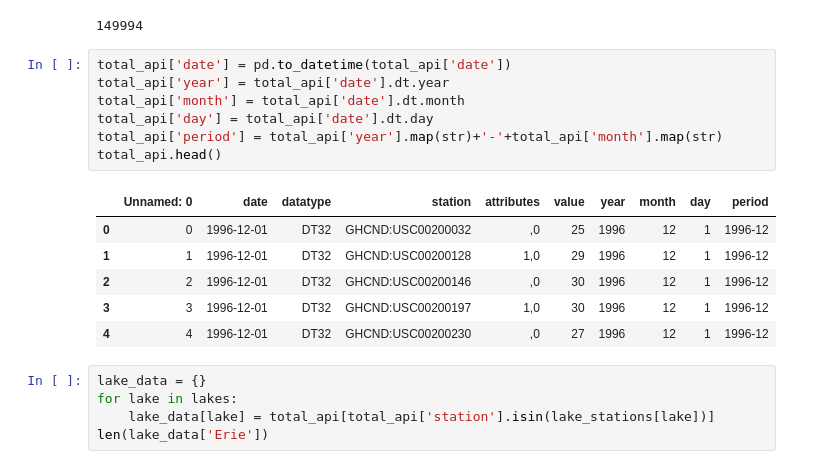
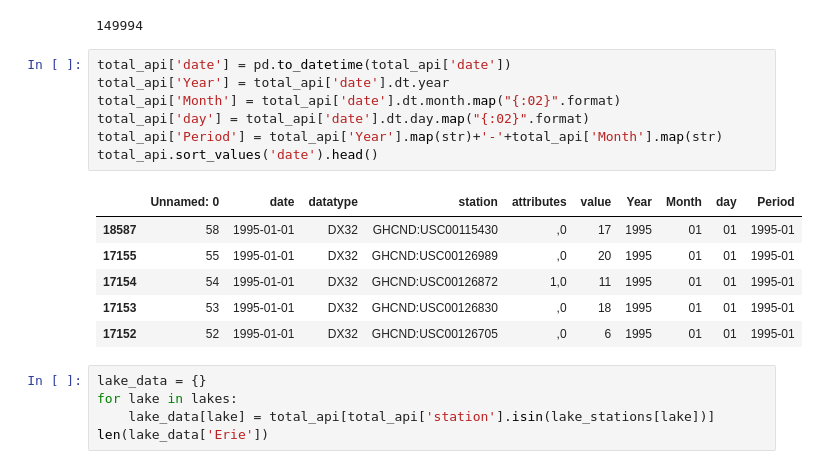
Before and after one commit to JansenKat/SMMBBGKJ-TTH-Prj1, a Jupyter notebook: notebooks/plot_api_var.ipynb, the cells around one changed output. Drawn from its saved outputs; the diff is of its cells as text.

```diff
--- a/notebooks/plot_api_var.ipynb
+++ b/notebooks/plot_api_var.ipynb
@@ -34,18 +34,18 @@ len(total_api)
 149994
 # %%
 total_api['date'] = pd.to_datetime(total_api['date'])
-total_api['year'] = total_api['date'].dt.year
-total_api['month'] = total_api['date'].dt.month
-total_api['day'] = total_api['date'].dt.day
-total_api['period'] = total_api['year'].map(str)+'-'+total_api['month'].map(str)
-total_api.head()
+total_api['Year'] = total_api['date'].dt.year
+total_api['Month'] = total_api['date'].dt.month.map("{:02}".format)
+total_api['day'] = total_api['date'].dt.day.map("{:02}".format)
+total_api['Period'] = total_api['Year'].map(str)+'-'+total_api['Month'].map(str)
+total_api.sort_values('date').head()
 # %% [output]
-|  | Unnamed: 0 | date | datatype | station | attributes | value | year | month | day | period |
-| 0 | 0 | 1996-12-01 | DT32 | GHCND:USC00200032 | ,0 | 25 | 1996 | 12 | 1 | 1996-12 |
-| 1 | 1 | 1996-12-01 | DT32 | GHCND:USC00200128 | 1,0 | 29 | 1996 | 12 | 1 | 1996-12 |
-| 2 | 2 | 1996-12-01 | DT32 | GHCND:USC00200146 | ,0 | 30 | 1996 | 12 | 1 | 1996-12 |
-| 3 | 3 | 1996-12-01 | DT32 | GHCND:USC00200197 | 1,0 | 30 | 1996 | 12 | 1 | 1996-12 |
-| 4 | 4 | 1996-12-01 | DT32 | GHCND:USC00200230 | ,0 | 27 | 1996 | 12 | 1 | 1996-12 |
+|  | Unnamed: 0 | date | datatype | station | attributes | value | Year | Month | day | Period |
+| 18587 | 58 | 1995-01-01 | DX32 | GHCND:USC00115430 | ,0 | 17 | 1995 | 01 | 01 | 1995-01 |
+| 17155 | 55 | 1995-01-01 | DX32 | GHCND:USC00126989 | ,0 | 20 | 1995 | 01 | 01 | 1995-01 |
+| 17154 | 54 | 1995-01-01 | DX32 | GHCND:USC00126872 | 1,0 | 11 | 1995 | 01 | 01 | 1995-01 |
+| 17153 | 53 | 1995-01-01 | DX32 | GHCND:USC00126830 | ,0 | 18 | 1995 | 01 | 01 | 1995-01 |
+| 17152 | 52 | 1995-01-01 | DX32 | GHCND:USC00126705 | ,0 | 6 | 1995 | 01 | 01 | 1995-01 |
 # %%
 lake_data = {}
 for lake in lakes:
```
Also changed, not shown: parts of 7 cells of this notebook.
